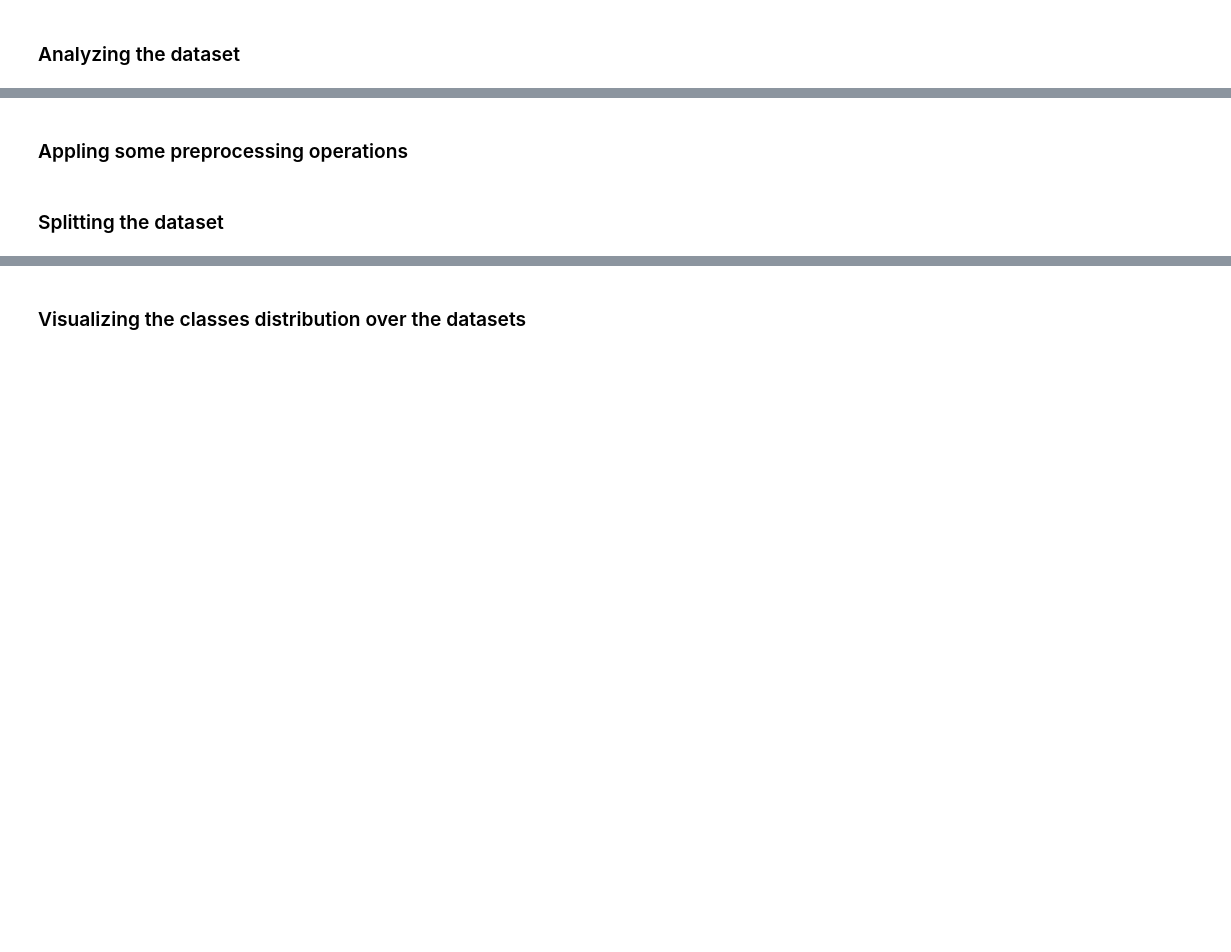
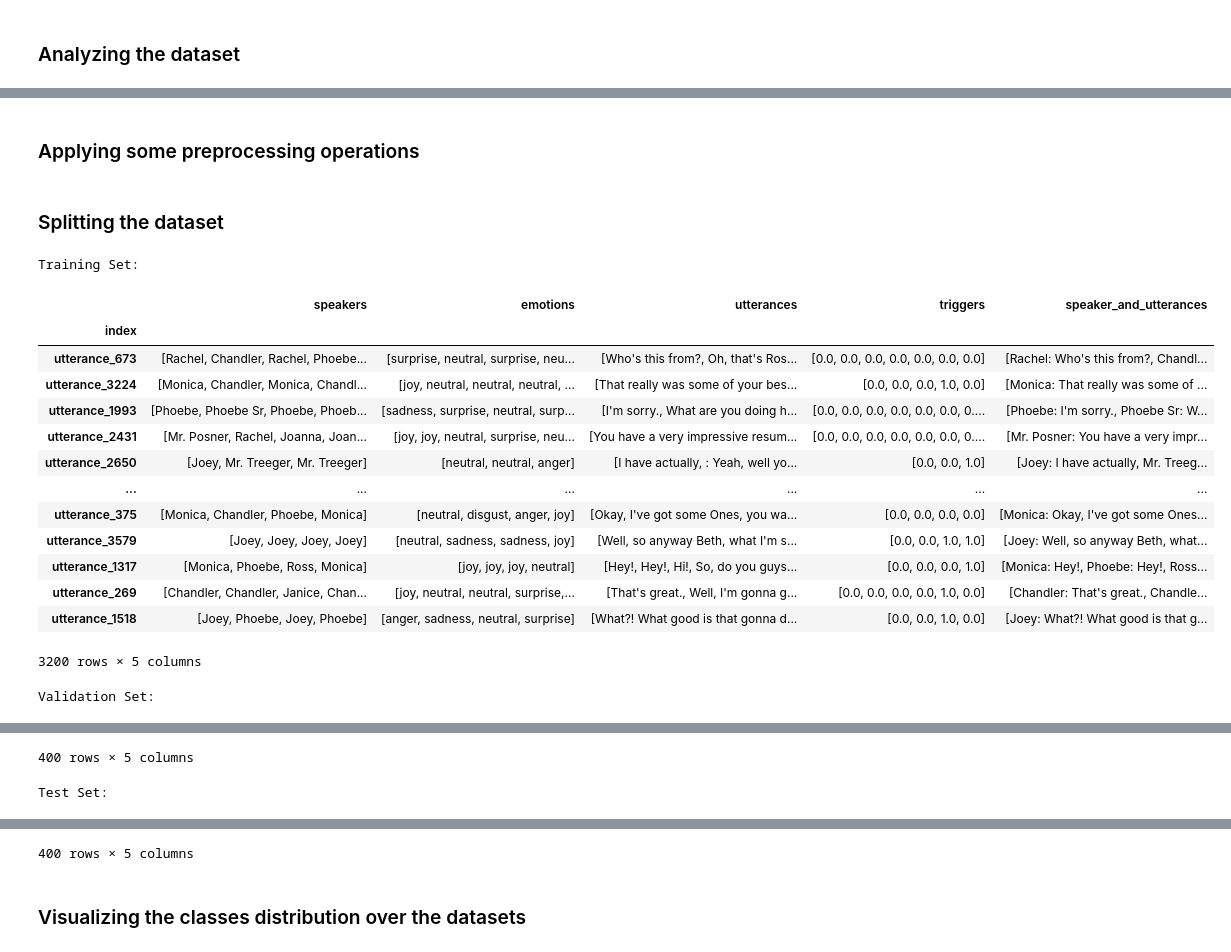
Before and after one commit to GianM0027/NLP-EFR-and-ERD-in-English-Conversations, a Jupyter notebook: main_notebook.ipynb, the cells around one changed output, grey strips where cells are left out. Saved outputs shown, nothing was run; the diff lists cells and outputs as text; code cells hidden in the pictures; blank space fills up the shorter version.

```diff
--- a/main_notebook.ipynb
+++ b/main_notebook.ipynb
@@ -193,2 +281,2 @@ produce_speaker_emotion_distribution(df)
 # %% [markdown]
-### Appling some preprocessing operations
+### Applying some preprocessing operations
@@ -197,11 +287,28 @@ produce_speaker_emotion_distribution(df)
 # %%
 train_df, val_df, test_df = split_dataset(df)
 
 print("Training Set: ")
-display(train_df.head())
+display(train_df)
 
 print("\nValidation Set: ")
-display(val_df.head())
+display(val_df)
 
 print("\nTest Set: ")
-display(test_df.head())
+display(test_df)
+# %% [output]
+Training Set:
+|  | speakers | emotions | utterances | triggers | speaker_and_utterances |
+| index |  |  |  |  |  |
+| utterance_673 | [Rachel, Chandler, Rachel, Phoebe... | [surprise, neutral, surprise, neu... | [Who's this from?, Oh, that's Ros... | [0.0, 0.0, 0.0, 0.0, 0.0, 0.0, 0.0] | [Rachel: Who's this from?, Chandl... |
+| utterance_3224 | [Monica, Chandler, Monica, Chandl... | [joy, neutral, neutral, neutral, ... | [That really was some of your bes... | [0.0, 0.0, 0.0, 1.0, 0.0] | [Monica: That really was some of ... |
+| utterance_1993 | [Phoebe, Phoebe Sr, Phoebe, Phoeb... | [sadness, surprise, neutral, surp... | [I'm sorry., What are you doing h... | [0.0, 0.0, 0.0, 0.0, 0.0, 0.0, 0.... | [Phoebe: I'm sorry., Phoebe Sr: W... |
+| utterance_2431 | [Mr. Posner, Rachel, Joanna, Joan... | [joy, joy, neutral, surprise, neu... | [You have a very impressive resum... | [0.0, 0.0, 0.0, 0.0, 0.0, 0.0, 0.... | [Mr. Posner: You have a very impr... |
+| utterance_2650 | [Joey, Mr. Treeger, Mr. Treeger] | [neutral, neutral, anger] | [I have actually, : Yeah, well yo... | [0.0, 0.0, 1.0] | [Joey: I have actually, Mr. Treeg... |
+| ... | ... | ... | ... | ... | ... |
+| utterance_375 | [Monica, Chandler, Phoebe, Monica] | [neutral, disgust, anger, joy] | [Okay, I've got some Ones, you wa... | [0.0, 0.0, 0.0, 0.0] | [Monica: Okay, I've got some Ones... |
+| utterance_3579 | [Joey, Joey, Joey, Joey] | [neutral, sadness, sadness, joy] | [Well, so anyway Beth, what I'm s... | [0.0, 0.0, 1.0, 1.0] | [Joey: Well, so anyway Beth, what... |
+| utterance_1317 | [Monica, Phoebe, Ross, Monica] | [joy, joy, joy, neutral] | [Hey!, Hey!, Hi!, So, do you guys... | [0.0, 0.0, 0.0, 1.0] | [Monica: Hey!, Phoebe: Hey!, Ross... |
+| utterance_269 | [Chandler, Chandler, Janice, Chan... | [joy, neutral, neutral, surprise,... | [That's great., Well, I'm gonna g... | [0.0, 0.0, 0.0, 0.0, 1.0, 0.0] | [Chandler: That's great., Chandle... |
+| utterance_1518 | [Joey, Phoebe, Joey, Phoebe] | [anger, sadness, neutral, surprise] | [What?! What good is that gonna d... | [0.0, 0.0, 1.0, 0.0] | [Joey: What?! What good is that g... |
+3200 rows × 5 columns
+Validation Set:
@@ -207,0 +328,2 @@ display(test_df.head())
+400 rows × 5 columns
+Test Set:
@@ -208,3 +343,4 @@ display(test_df.head())
+400 rows × 5 columns
 # %% [markdown]
 ### Visualizing the classes distribution over the datasets
 # %%
```
Also changed, not shown: parts of 29 cells of this notebook, 2 other files.
